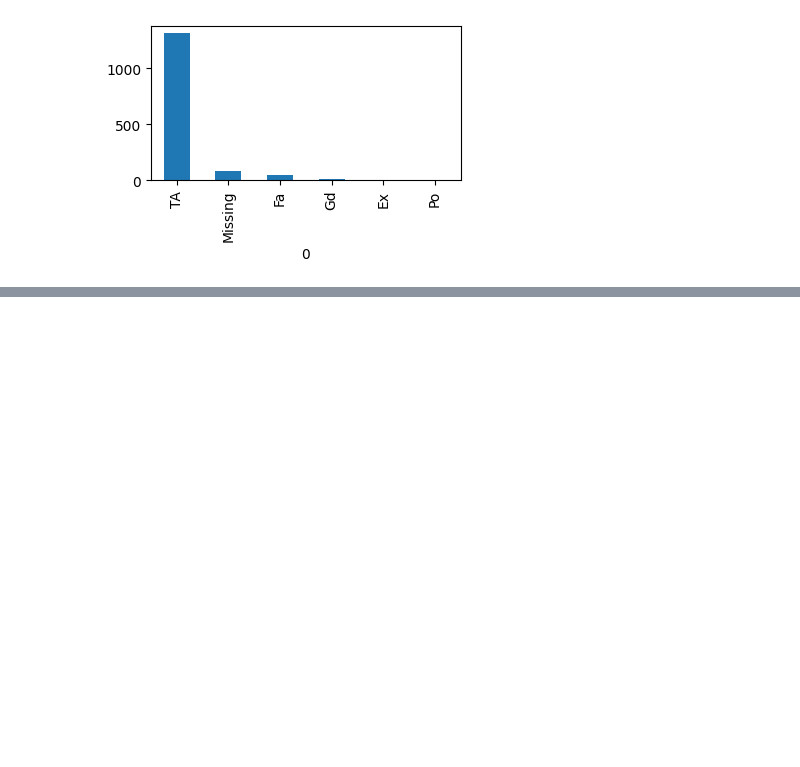
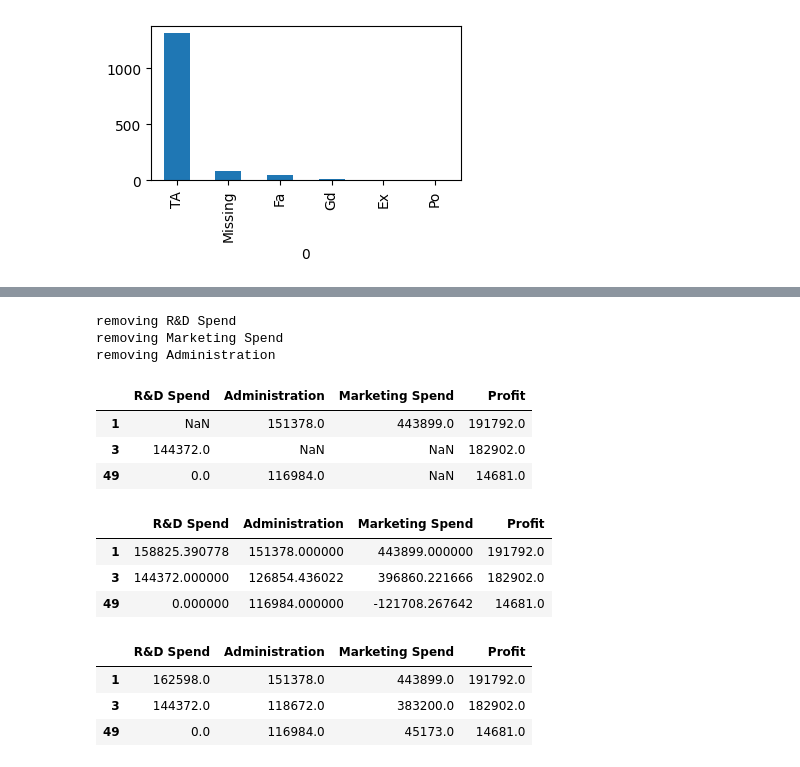
Before and after one commit to vaibhaVishwakarma/myML, a Jupyter notebook: EDA.ipynb, the cells around one changed output, grey strips where cells are left out. Saved outputs shown, nothing was run; the diff lists cells and outputs as text; code cells hidden in the pictures; blank space fills up the shorter version.

```diff
--- a/EDA.ipynb
+++ b/EDA.ipynb
@@ -1304,0 +1405,49 @@ pd.DataFrame(ColumnTransformer([('Garage-Qual',imputer,[1])],remainder='passthro
+# %%
+from sklearn.linear_model import LinearRegression
+iterations = 10e5
+df0 = pd.DataFrame()
+for col in df.columns:
+    df0[col] = df[col].fillna(df[col].mean())
+df1 = df0.copy()
+
+while( len(empty_cols) >0 or iterations>0):
+    iterations-=1
+
+    for i in empty_cols:
+        train= df1.drop(empty_locations[i],axis=0)
+        X = train.drop(i,axis=1)
+        y = train[i]
+        lr = LinearRegression()
+        lr.fit(X,y)
+        df1.loc[empty_locations[i],i] = lr.predict( df1.drop(i,axis=1).loc[empty_locations[i]])
+        if ((abs((df0-df1).loc[empty_locations[i],i]) - 1)<0).sum() == len(empty_locations[i]):
+            print("removing "+i)
+            # print(df1)
+            empty_cols.remove(i)
+            del empty_locations[i]
+        df0[i] = df1[i]
+# %% [output]
+removing R&D Spend
+removing Marketing Spend
+removing Administration
+# %%
+df.loc[[1,3,49]]
+# %% [output]
+|  | R&D Spend | Administration | Marketing Spend | Profit |
+| 1 | NaN | 151378.0 | 443899.0 | 191792.0 |
+| 3 | 144372.0 | NaN | NaN | 182902.0 |
+| 49 | 0.0 | 116984.0 | NaN | 14681.0 |
+# %%
+df1.loc[[1,3,49]]
+# %% [output]
+|  | R&D Spend | Administration | Marketing Spend | Profit |
+| 1 | 158825.390778 | 151378.000000 | 443899.000000 | 191792.0 |
+| 3 | 144372.000000 | 126854.436022 | 396860.221666 | 182902.0 |
+| 49 | 0.000000 | 116984.000000 | -121708.267642 | 14681.0 |
+# %%
+check.loc[[1,3,49]]
+# %% [output]
+|  | R&D Spend | Administration | Marketing Spend | Profit |
+| 1 | 162598.0 | 151378.0 | 443899.0 | 191792.0 |
+| 3 | 144372.0 | 118672.0 | 383200.0 | 182902.0 |
+| 49 | 0.0 | 116984.0 | 45173.0 | 14681.0 |
```
Also changed, not shown: parts of 45 cells of this notebook, 1 other file.
